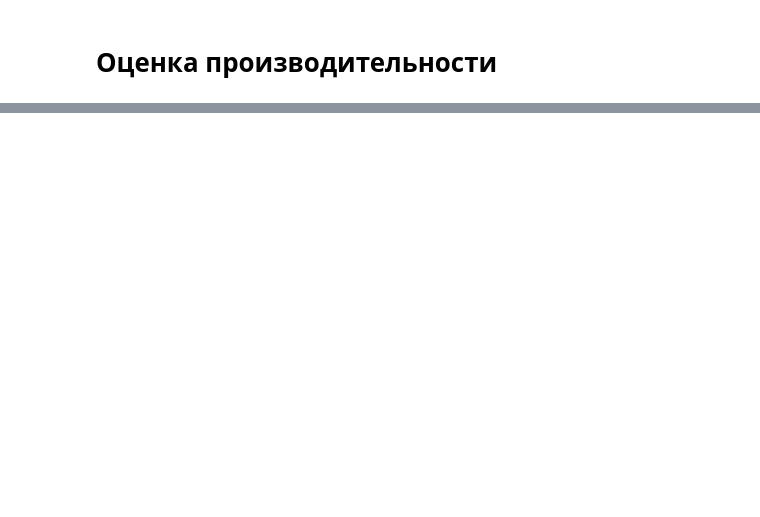
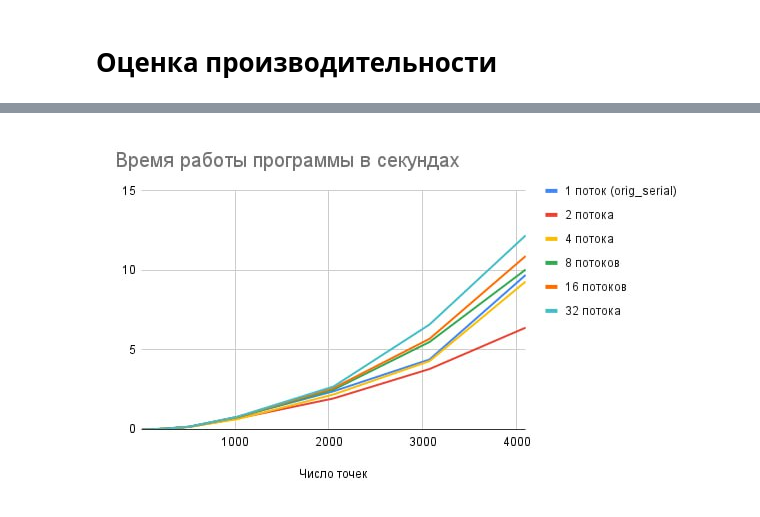
Before and after one commit to yualapshina/distrib-lab1, a Jupyter notebook: distrib_lab1_env.ipynb, the cells around one changed output, grey strips where cells are left out. Cells and saved outputs as stored; diff of their text form; code cells hidden in the pictures; blank space fills up the shorter version.

```diff
--- a/distrib_lab1_env.ipynb
+++ b/distrib_lab1_env.ipynb
@@ -148,0 +148,4 @@ HTML(animation.to_html5_video())
+# %%
+Image('distrib-lab1/pictures/timing_threads.jpeg')
+# %% [output]
+[figure, added]
```
Also changed, not shown: parts of 10 cells of this notebook.
